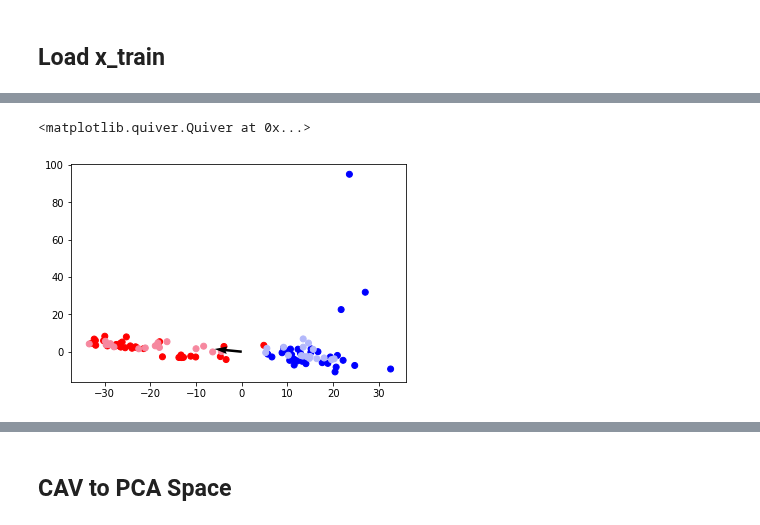
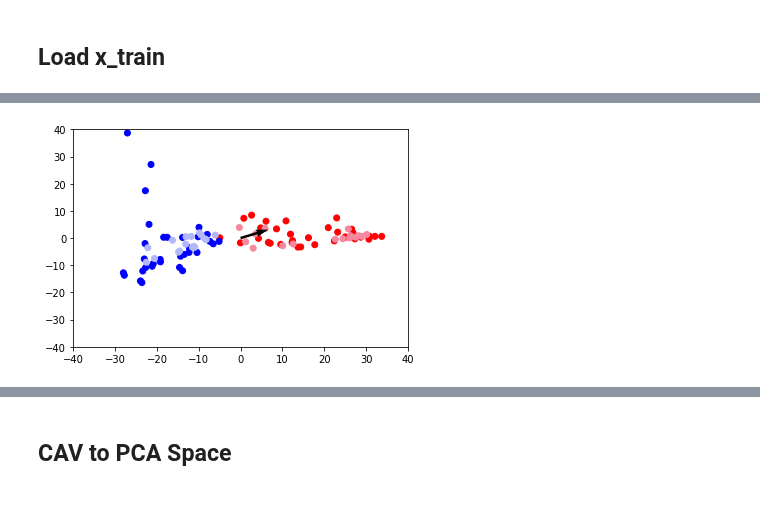
Before and after one commit to tyler-martin-12/tcav_on_azure, a Jupyter notebook: analyze_cavs_azure.ipynb, the cells around one changed output, grey strips where cells are left out. Drawn from its saved outputs; the diff is of its cells as text; code cells hidden in the pictures.

```diff
--- a/analyze_cavs_azure.ipynb
+++ b/analyze_cavs_azure.ipynb
@@ -14,7 +14,7 @@ import os
 # %%
 working_dir = '/home/tyler/Desktop/tcav_on_azure'
 
-path = os.path.join(working_dir,'cavs/striped_sub_1-random500_0-mixed9-linear-0.1.pkl')
+path = os.path.join(working_dir,'cavs/striped_sub_2-random500_0-mixed9-linear-0.1.pkl')
 
 with open(path, 'rb') as f:
     data = pickle.load(f)
@@ -57,11 +59,18 @@ x1.mean()
 # %% [markdown]
 ## Load x_train
 # %%
-sub_path = 'cavs/striped_sub_2-random500_1-mixed9-linear-0.1'
+sub_path = 'cavs/striped_sub_1-random500_1-mixed9-linear-0.1'
 path = os.path.join(working_dir,sub_path + '_test.pkl')
 
 with open(path, 'rb') as f:
     data = pickle.load(f)
+
+d = dict(data)
+x_train = d['x_train']
+x_test = d['x_test']
+y_train = d['y_train']
+y_test = d['y_test']
+y_pred = d['y_pred']
 
 path = os.path.join(working_dir,sub_path + '.pkl')
 
@@ -182,12 +129,19 @@ plt.scatter(x1_test_pca, x2_test_pca, color = color_test_pca)
 # %%
 plt.scatter(x1_train_pca, x2_train_pca, color = color_train_pca)
-plt.scatter(x1_test_pca, x2_test_pca, color = color_test_pca)
+plt.scatter(x1_test_pca, x2_test_pca, color = color_test_pca) #, alpha = .6)
 
 
 cav_pca = np.dot(pca_instance.components_, this_cav.T)
 origin = [0],[0]
 plt.quiver(*origin, cav_pca[0], cav_pca[1], color='black',scale=20)
+
+plt.xlim([-40,40])
+plt.ylim([-40,40])
+
+fig_path = 'figs/pca_striped_sub_2-random500_1-mixed9.png'
+
+path = os.path.join(working_dir,fig_path)
+plt.savefig(path,dpi=200)
 # %% [output]
-<matplotlib.quiver.Quiver at 0x...>
-[figure, old version]
+[figure, new version]
 # %%
```
Also changed, not shown: parts of 30 cells of this notebook, 4 other files.
